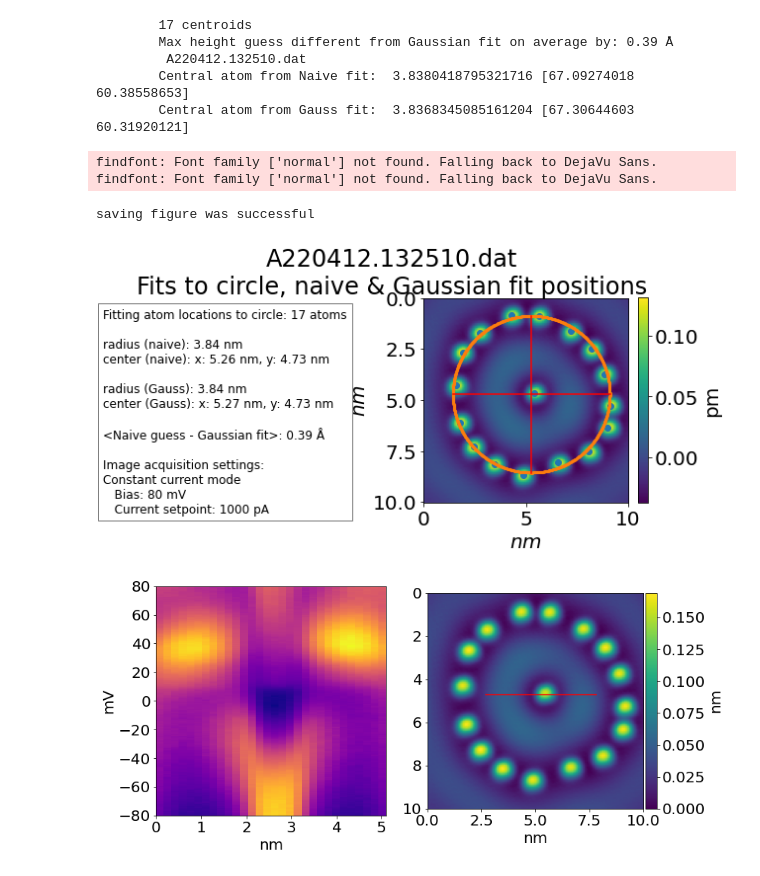
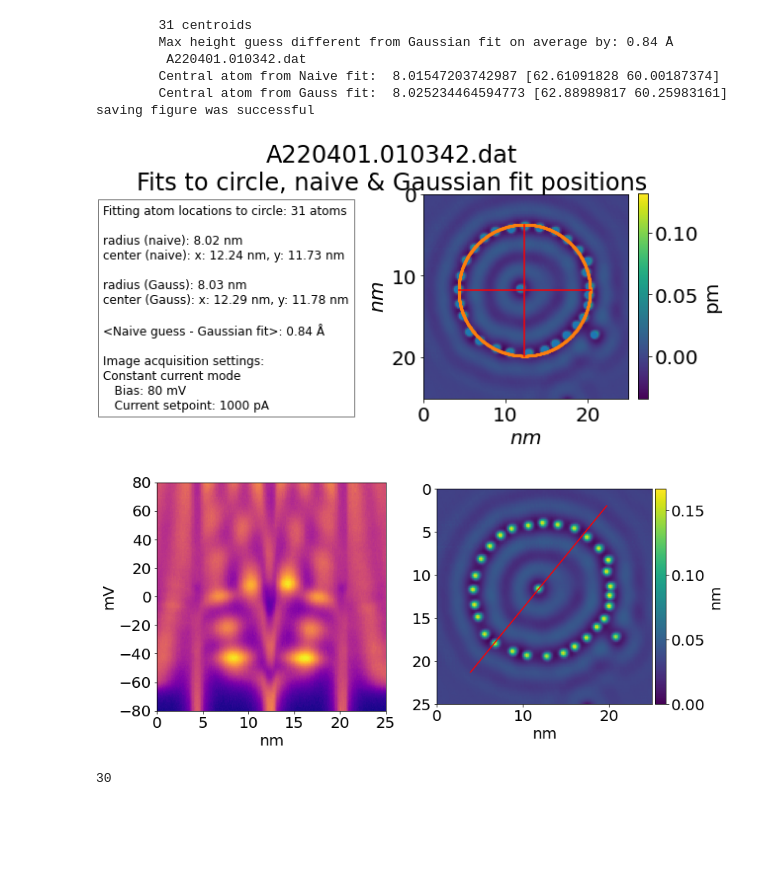
Before and after one commit to abekipnis/Kondo-Aalto, a Jupyter notebook: example_notebooks/line_spectrum_plot.ipynb, the cells around one changed output. Drawn from its saved outputs; the diff is of its cells as text; code cells hidden in the pictures; blank space fills up the shorter version.

```diff
--- a/example_notebooks/line_spectrum_plot.ipynb
+++ b/example_notebooks/line_spectrum_plot.ipynb
@@ -2,31 +2,33 @@
 from AaltoAtoms import show_line_spectrum, CircCorralData
 import os
 # %%
-dat = r"Y:\labdata\Createc\STMDATA\Ag(111)\2022-03 Co Kondo corrals\4-12 Co-Co\A220412.132510.dat"
-dir = r"Y:\labdata\Createc\STMDATA\Ag(111)\2022-03 Co Kondo corrals\4-12 Co-Co"
+dat = r"Y:\labdata\Createc\STMDATA\Ag(111)\2022-03 Co Kondo corrals\04-01/A220401.010342.dat"
+dir = r"Y:\labdata\Createc\STMDATA\Ag(111)\2022-03 Co Kondo corrals\04-01"
 
 c = CircCorralData(dat, os.path.basename(dat), chan=0)
 c.occupied = True
 c.corral = True
 
 c.subtract_plane()
 c.get_region_centroids(percentile=99, show=True)
 c.get_corral_radius(0.9)
-timestamp = '132822.L'
+timestamp = '011026'
 biasmin = -80
 biasmax = 80
 
 c = CircCorralData(dat, os.path.basename(dat))
 
-show_line_spectrum(dat, dir, timestamp, biasmin, biasmax)
+specs = show_line_spectrum(dat, dir, timestamp, biasmin, biasmax)
 # %% [output]
-        17 centroids
-        Max height guess different from Gaussian fit on average by: 0.39 Å
-         A220412.132510.dat
-        Central atom from Naive fit:  3.8380418795321716 [67.09274018 60.38558653]
-        Central atom from Gauss fit:  3.8368345085161204 [67.30644603 60.31920121]
+        31 centroids
+        Max height guess different from Gaussian fit on average by: 0.84 Å
+         A220401.010342.dat
+        Central atom from Naive fit:  8.01547203742987 [62.61091828 60.00187374]
+        Central atom from Gauss fit:  8.025234464594773 [62.88989817 60.25983161]
+saving figure was successful
-findfont: Font family ['normal'] not found. Falling back to DejaVu Sans.
-findfont: Font family ['normal'] not found. Falling back to DejaVu Sans.
-saving figure was successful
-[figure, old version]
+[figure, new version]
-[figure, old version]
+[figure, new version]
+# %%
+len(specs)
+# %% [output]
+30
```
Also changed, not shown: parts of 2 cells of this notebook, 8 other files.
